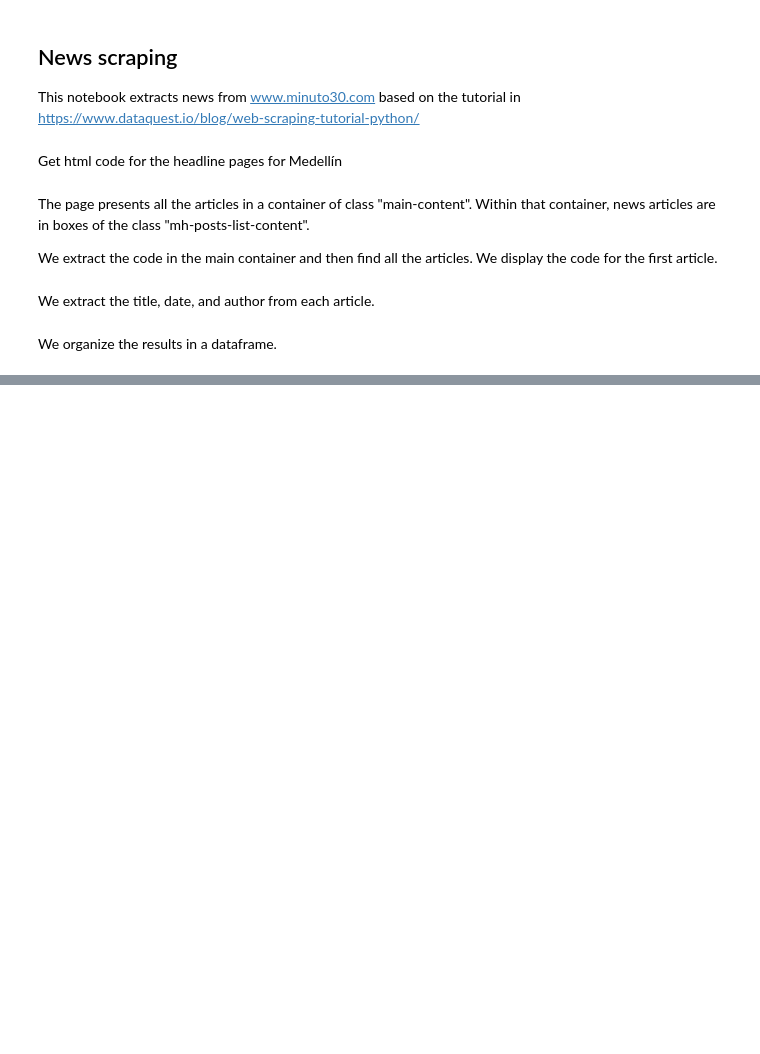
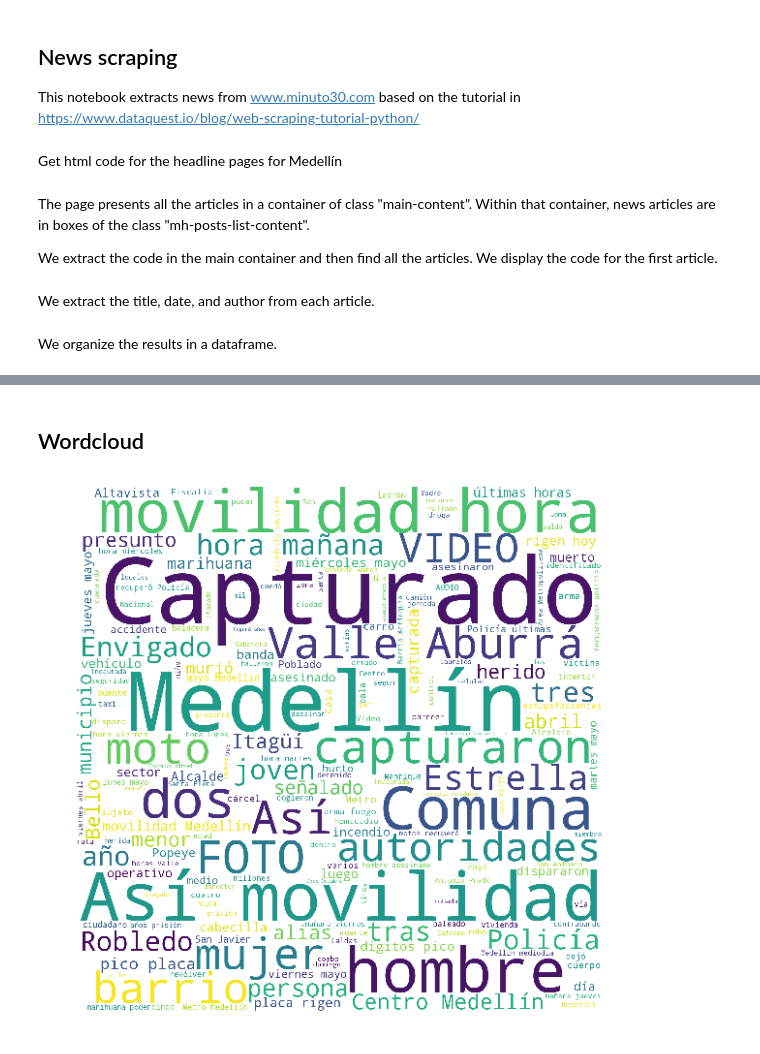
Before and after one commit to Mv77/Scraping-elempleo, a Jupyter notebook: Scraping.ipynb, the cells around one changed output, grey strips where cells are left out. Drawn from its saved outputs; the diff is of its cells as text; code cells hidden in the pictures; blank space fills up the shorter version.

Commit message:
Added word cloud.

```diff
--- a/Scraping.ipynb
+++ b/Scraping.ipynb
@@ -74,0 +76,26 @@ news
+# %% [markdown]
+## Wordcloud
+# %%
+from wordcloud import WordCloud
+from nltk.corpus import stopwords
+import matplotlib.pyplot as plt
+
+# Get the list of words that should be ommitted.
+stopWords = set(stopwords.words('spanish'))
+
+# Create a text by joining all news titles.
+text = ' '.join(news['title'])
+
+# Create and print word cloud
+wordcloud = WordCloud(stopwords=stopWords,
+                      background_color='white',
+                      width=1600,
+                      height=1600
+                      ).generate(text)
+
+plt.figure(figsize = (10,10))
+plt.imshow(wordcloud)
+plt.axis('off')
+plt.show()
+# %% [output]
+[figure, added]
```
Also changed, not shown: parts of 2 cells of this notebook.
